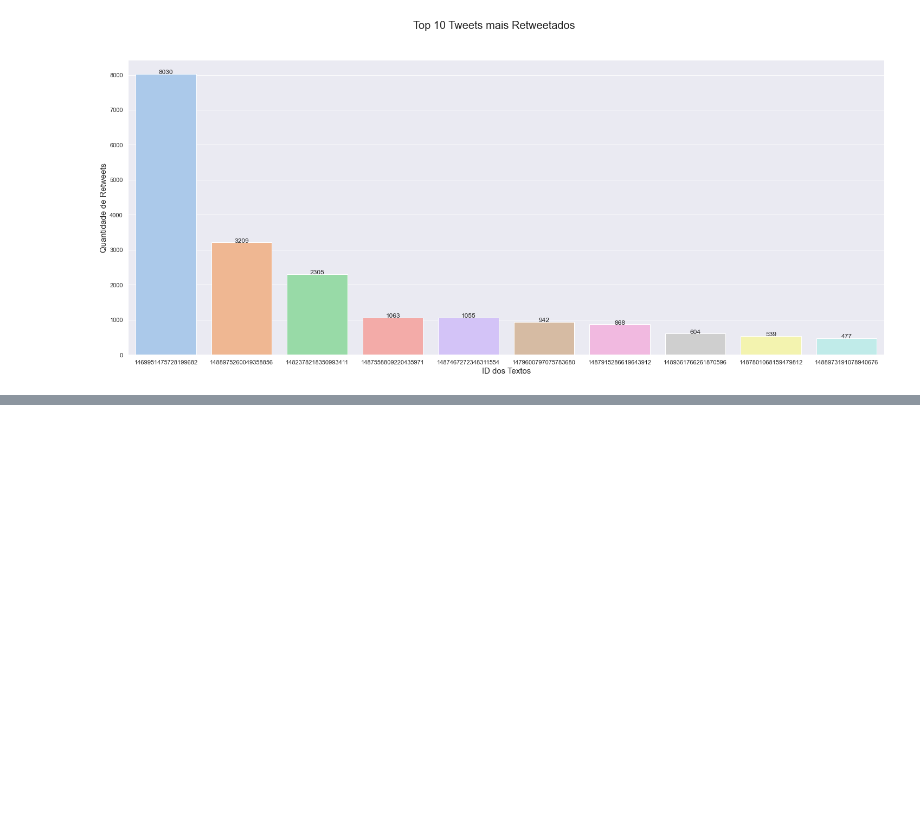
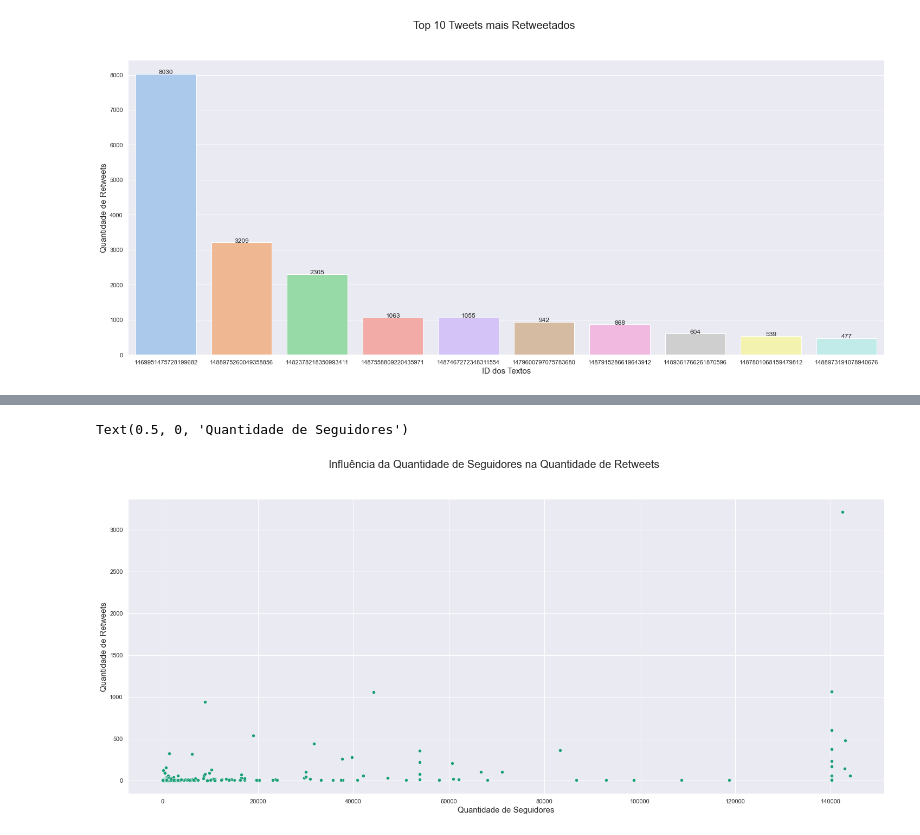
Before and after one commit to bezerraescossia/network-analysis, a Jupyter notebook: EDA.ipynb, the cells around one changed output, grey strips where cells are left out. Saved outputs shown, nothing was run; the diff lists cells and outputs as text; code cells hidden in the pictures; blank space fills up the shorter version.

```diff
--- a/EDA.ipynb
+++ b/EDA.ipynb
@@ -186,0 +210,18 @@ _.to_csv('tweets.csv')
+# %%
+# Top 10 Tweets mais Retweetados
+fig, ax = plt.subplots(1, 1, figsize=(25,10))
+fig.suptitle('Influência da Quantidade de Seguidores na Quantidade de Retweets', fontsize=20)
+sns.set_theme(style='darkgrid', palette='Dark2')
+
+_ = df.copy()
+_ = _[['retweeted_user_id', 'retweeted_user_name',
+'retweeted_user_number_of_followers', 'retweet_count']]\
+    .drop_duplicates()
+_ = _[_['retweeted_user_number_of_followers'] < 150000]
+
+sns.scatterplot(x = _['retweeted_user_number_of_followers'], y = _['retweet_count'], ax = ax)
+ax.set_ylabel('Quantidade de Retweets', fontsize=15)
+ax.set_xlabel('Quantidade de Seguidores', fontsize=15)
+# %% [output]
+Text(0.5, 0, 'Quantidade de Seguidores')
+[figure, added]
```
Also changed, not shown: parts of 2 cells of this notebook, 38 other files.
